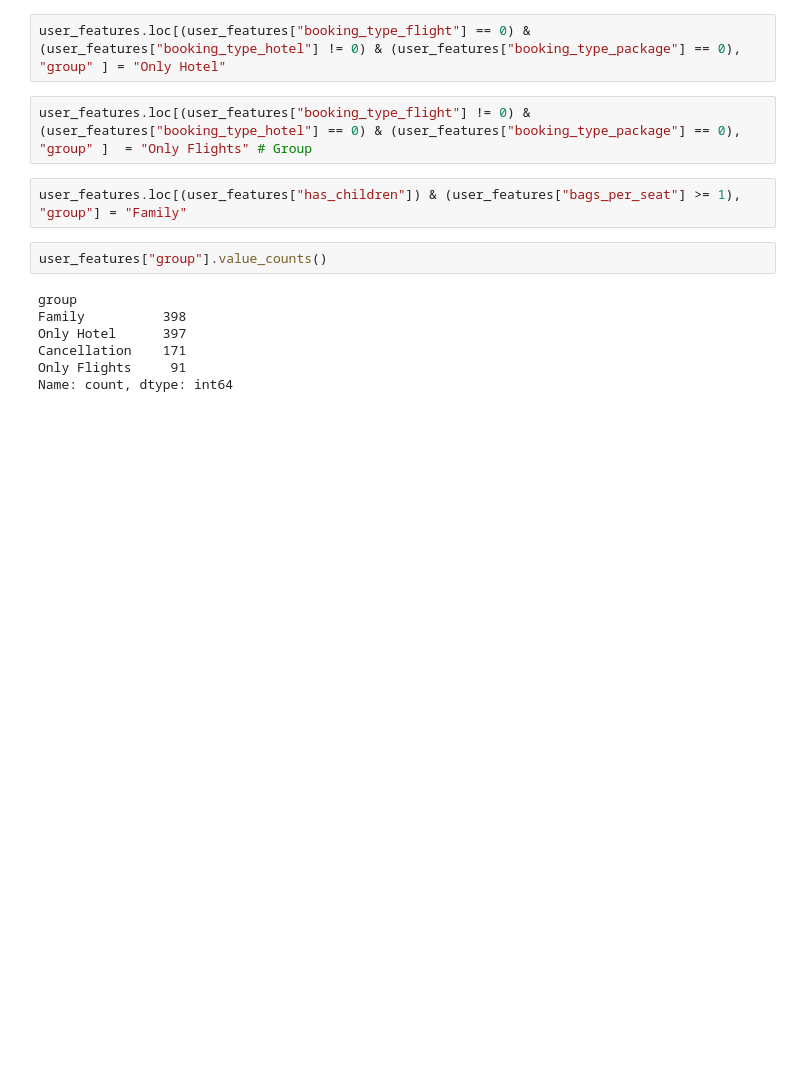
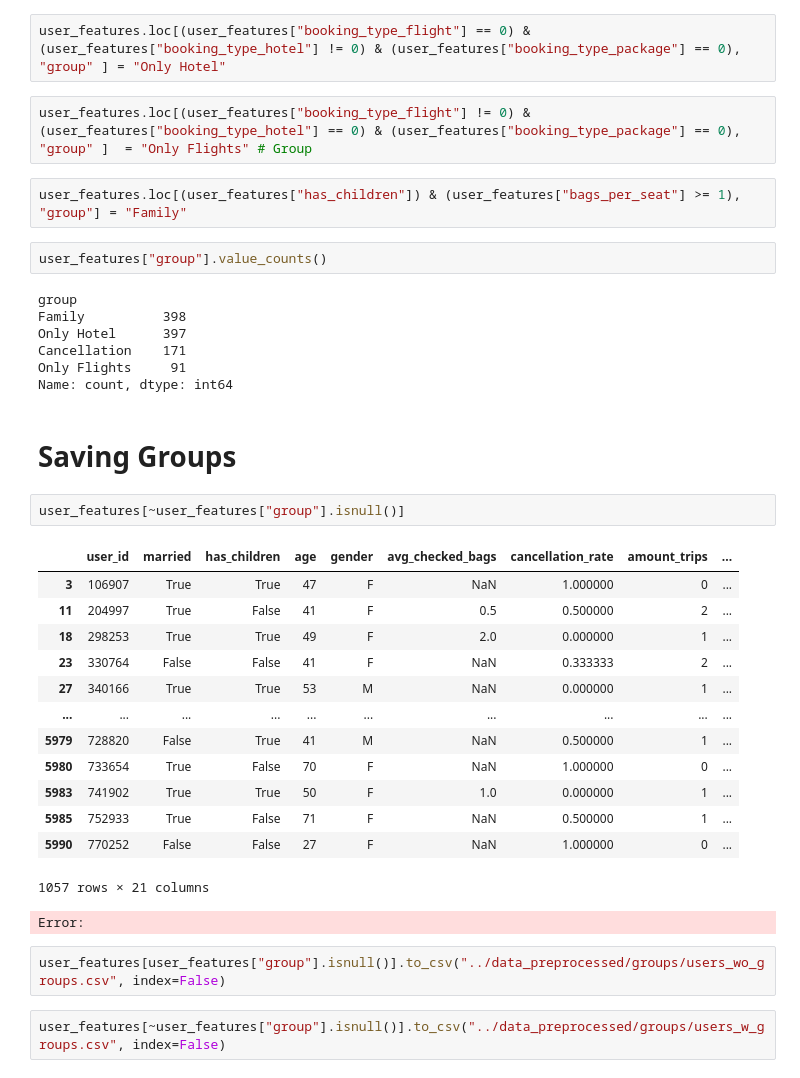
Before and after one commit to anuarsantoyo/TravelTideOct26, a Jupyter notebook: notebooks/user_features_EDA.ipynb, the cells around one changed output. Saved outputs shown, nothing was run; the diff lists cells and outputs as text; blank space fills up the shorter version.

```diff
--- a/notebooks/user_features_EDA.ipynb
+++ b/notebooks/user_features_EDA.ipynb
@@ -266,3 +264,26 @@ Only Hotel      397
 Cancellation    171
 Only Flights     91
 Name: count, dtype: int64
+# %% [markdown]
+# Saving Groups
+# %%
+user_features[~user_features["group"].isnull()]
+# %% [output]
+|  | user_id | married | has_children | age | gender | avg_checked_bags | cancellation_rate | amount_trips | ... |
+| 3 | 106907 | True | True | 47 | F | NaN | 1.000000 | 0 | ... |
+| 11 | 204997 | True | False | 41 | F | 0.5 | 0.500000 | 2 | ... |
+| 18 | 298253 | True | True | 49 | F | 2.0 | 0.000000 | 1 | ... |
+| 23 | 330764 | False | False | 41 | F | NaN | 0.333333 | 2 | ... |
+| 27 | 340166 | True | True | 53 | M | NaN | 0.000000 | 1 | ... |
+| ... | ... | ... | ... | ... | ... | ... | ... | ... | ... |
+| 5979 | 728820 | False | True | 41 | M | NaN | 0.500000 | 1 | ... |
+| 5980 | 733654 | True | False | 70 | F | NaN | 1.000000 | 0 | ... |
+| 5983 | 741902 | True | True | 50 | F | 1.0 | 0.000000 | 1 | ... |
+| 5985 | 752933 | True | False | 71 | F | NaN | 0.500000 | 1 | ... |
+| 5990 | 770252 | False | False | 27 | F | NaN | 1.000000 | 0 | ... |
+1057 rows × 21 columns
+Error:
+# %%
+user_features[user_features["group"].isnull()].to_csv("../data_preprocessed/groups/users_wo_groups.csv", index=False)
+# %%
+user_features[~user_features["group"].isnull()].to_csv("../data_preprocessed/groups/users_w_groups.csv", index=False)
```
Also changed, not shown: parts of 2 cells of this notebook, 4 other files.
